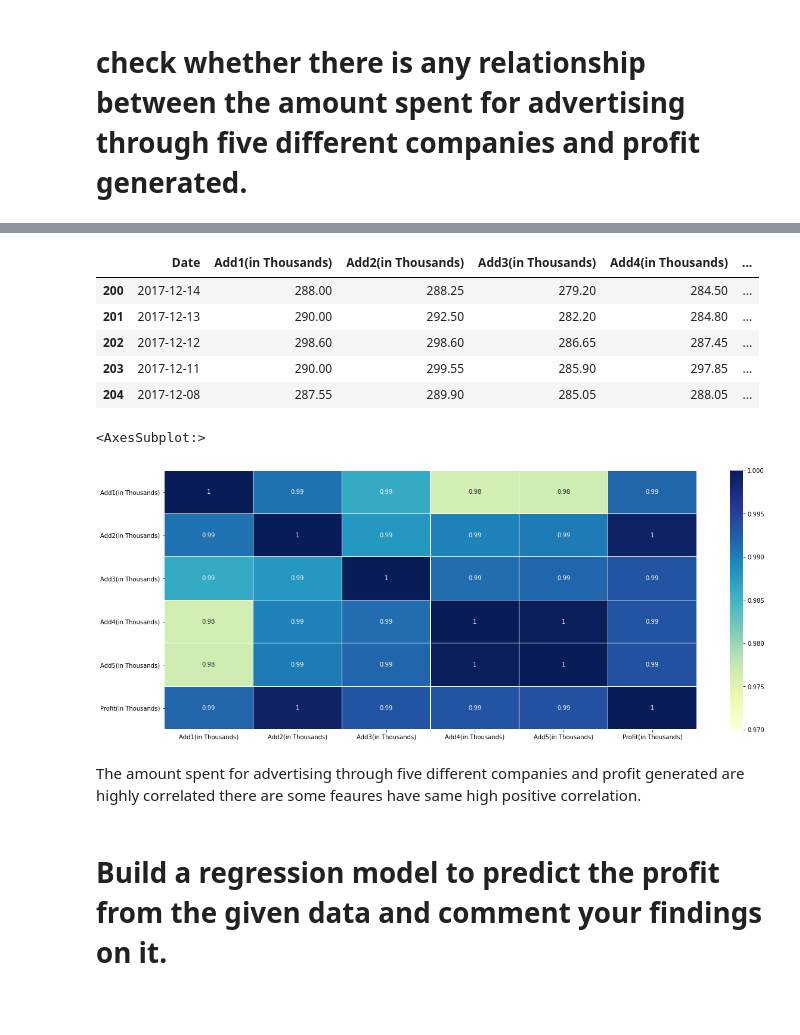
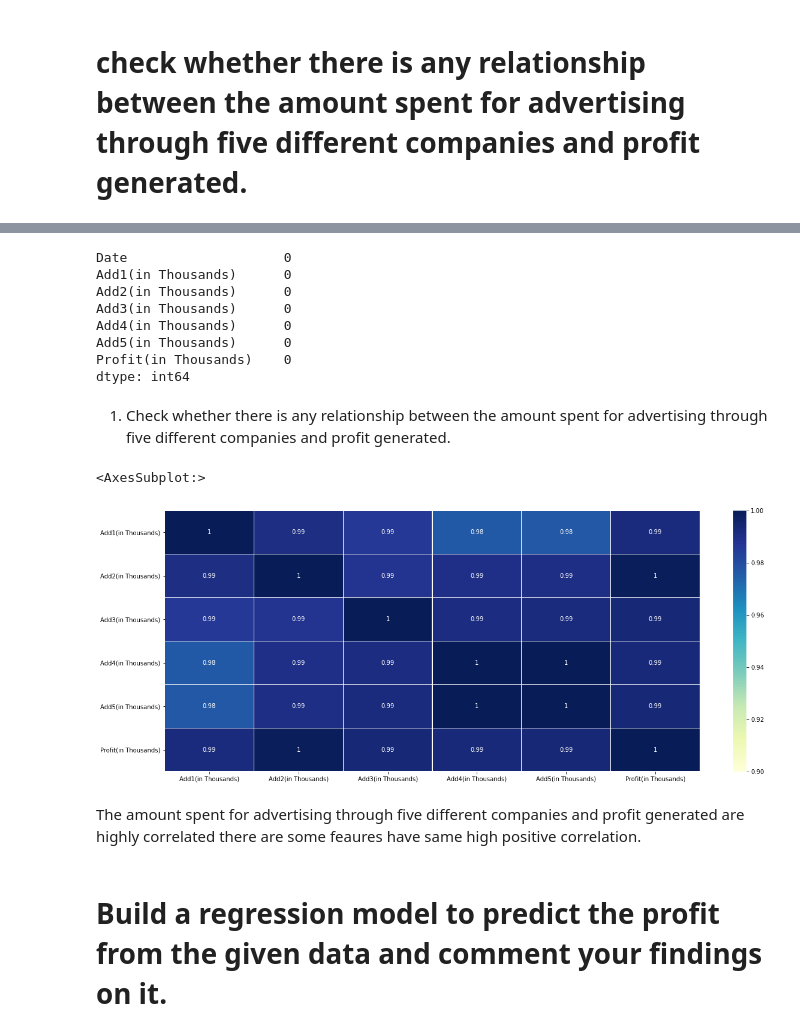
Before and after one commit to nishakuzhikkattil/Case-Study-3, a Jupyter notebook: Case study #03 - Correlation and regression.ipynb, the cells around one changed output, grey strips where cells are left out. Drawn from its saved outputs; the diff is of its cells as text; code cells hidden in the pictures; blank space fills up the shorter version.

```diff
--- a/Case study #03 - Correlation and regression.ipynb
+++ b/Case study #03 - Correlation and regression.ipynb
@@ -26,6 +3,8 @@ Requirement already satisfied: pytz>=2017.3 in c:\users\nisha\anaconda3\lib\site
 # %%
-dataset = pd.read_csv('Add_sales_data_2018.csv')
-dataset.head()
+#reading the dataset
+import pandas as pd
+data = pd.read_csv('Add_sales_data_2018.csv')
+data
 # %% [output]
 |  | Date | Add1(in Thousands) | Add2(in Thousands) | Add3(in Thousands) | Add4(in Thousands) | ... |
 | 0 | 2018-10-08 | 208.00 | 222.25 | 206.85 | 216.00 | ... |
@@ -36,9 +22,14 @@ dataset.head()
 # %%
-dataset.tail()
+#checking null values
+dataset.isnull().sum()
 # %% [output]
-|  | Date | Add1(in Thousands) | Add2(in Thousands) | Add3(in Thousands) | Add4(in Thousands) | ... |
-| 200 | 2017-12-14 | 288.00 | 288.25 | 279.20 | 284.50 | ... |
-| 201 | 2017-12-13 | 290.00 | 292.50 | 282.20 | 284.80 | ... |
-| 202 | 2017-12-12 | 298.60 | 298.60 | 286.65 | 287.45 | ... |
-| 203 | 2017-12-11 | 290.00 | 299.55 | 285.90 | 297.85 | ... |
-| 204 | 2017-12-08 | 287.55 | 289.90 | 285.05 | 288.05 | ... |
+Date                    0
+Add1(in Thousands)      0
+Add2(in Thousands)      0
+Add3(in Thousands)      0
+Add4(in Thousands)      0
+Add5(in Thousands)      0
+Profit(in Thousands)    0
+dtype: int64
+# %% [markdown]
+1. Check whether there is any relationship between the amount spent for advertising through five different companies and profit generated.
@@ -45,10 +40,7 @@ dataset.tail()
 # %%
 corr_matrix=dataset.corr()
 plt.subplots(figsize=(20,8))
-sns.heatmap(corr_matrix,vmin=0.97,vmax=1,annot=True,Linewidths=0.2,cmap='YlGnBu')
+sns.heatmap(corr_matrix,vmin=0.9,vmax=1,annot=True,Linewidths=0.2,cmap='YlGnBu')
 # %% [output]
 <AxesSubplot:>
-[figure, old version]
+[figure, new version]
-# %% [markdown]
-The amount spent for advertising through five different companies and profit generated are highly correlated
-there are some feaures have same high positive correlation.
@@ -57,3 +47,5 @@ The amount spent for advertising through five different companies and profit gen
+# %% [markdown]
+The amount spent for advertising through five different companies and profit generated are highly correlated there are some feaures have same high positive correlation.
 # %% [markdown]
 # Build a regression model to predict the profit from the given data and comment your findings on it.
 # %%
```
Also changed, not shown: parts of 24 cells of this notebook.
